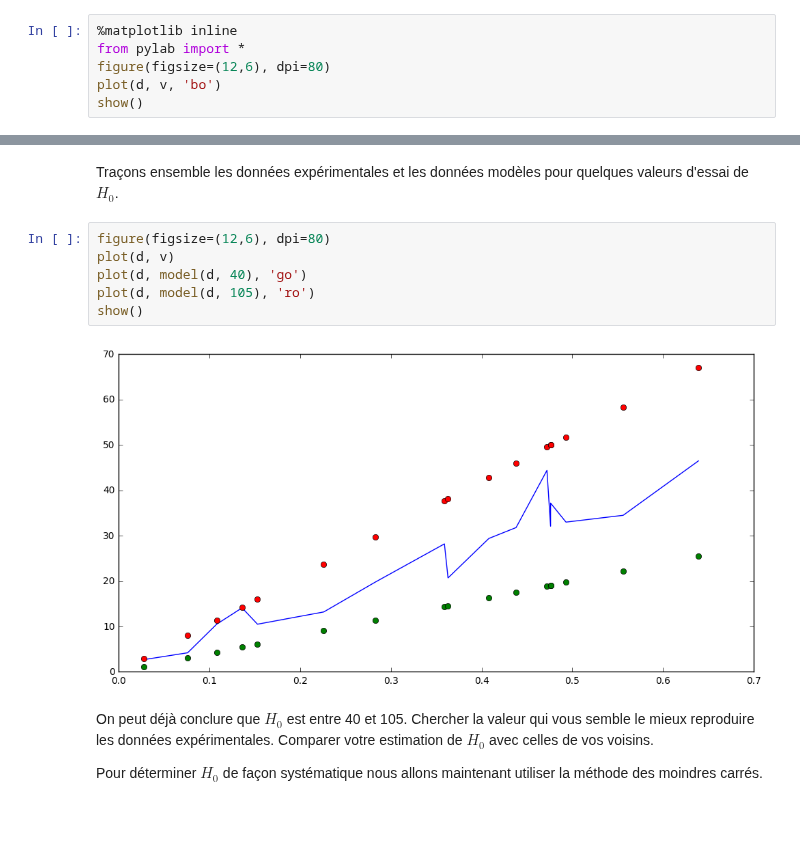
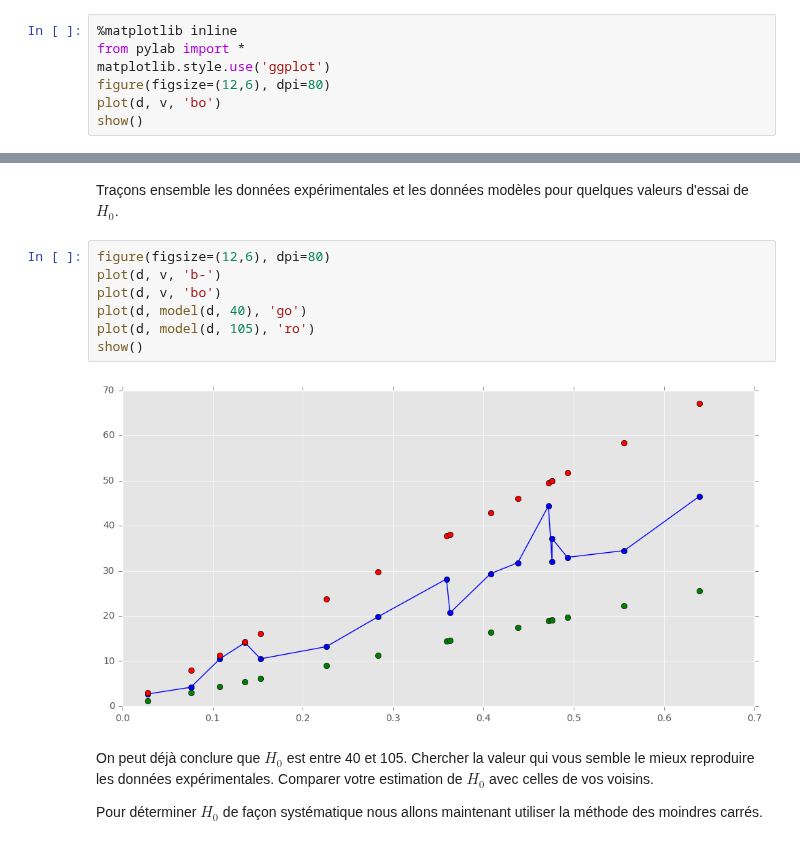
Before and after one commit to SergeStinckwich/ARE-UPMC, a Jupyter notebook: ARE-DYNAMIC/fiche4.ipynb, the cells around one changed output, grey strips where cells are left out. Saved outputs shown, nothing was run; the diff lists cells and outputs as text; blank space fills up the shorter version.

Commit message:
Use ggplot style for graphs

```diff
--- a/ARE-DYNAMIC/fiche4.ipynb
+++ b/ARE-DYNAMIC/fiche4.ipynb
@@ -27,6 +27,7 @@
 # %%
 %matplotlib inline
 from pylab import *
+matplotlib.style.use('ggplot')
 figure(figsize=(12,6), dpi=80)
 plot(d, v, 'bo')
 show()
@@ -70,12 +71,13 @@ array([  1.12,   3.04,   4.32,   5.44,   6.12,   9.04,  11.32,  14.36,
 Traçons ensemble les données expérimentales et les données modèles pour quelques valeurs d'essai de $H_0$.
 # %%
 figure(figsize=(12,6), dpi=80)
-plot(d, v)
+plot(d, v, 'b-')
+plot(d, v, 'bo')
 plot(d, model(d, 40), 'go')
 plot(d, model(d, 105), 'ro')
 show()
 # %% [output]
-[figure, old version]
+[figure, new version]
 # %% [markdown]
 On peut déjà conclure que $H_0$ est entre 40 et 105. Chercher la valeur qui vous semble le mieux reproduire les données expérimentales. Comparer votre estimation de $H_0$ avec celles de vos voisins.
 
```
Also changed, not shown: parts of 3 cells of this notebook.
